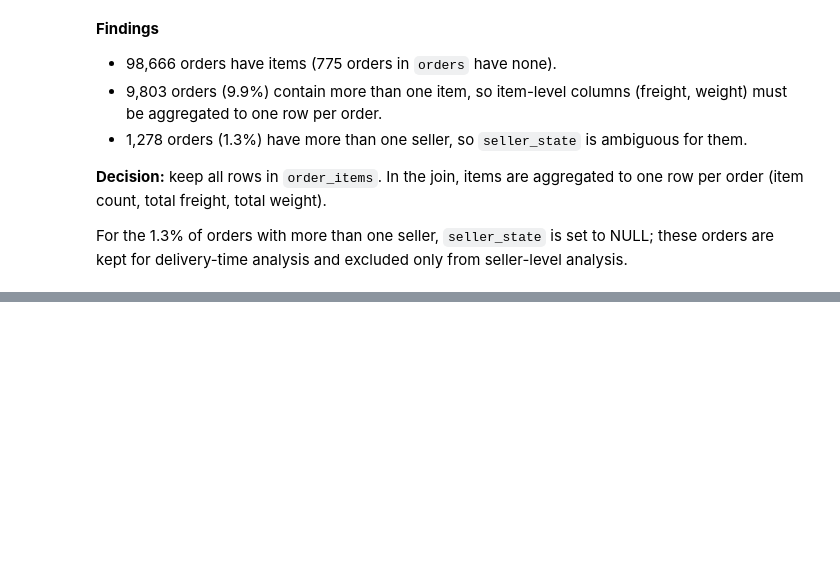
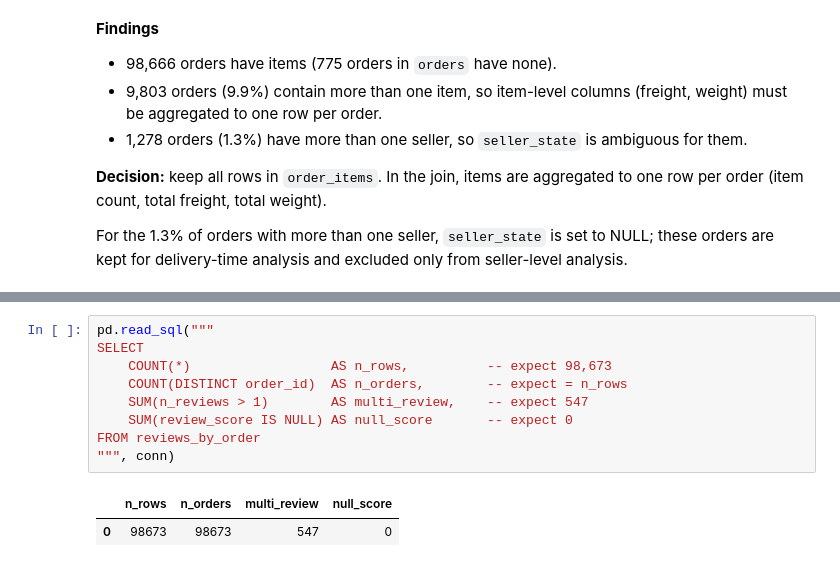
Before and after one commit to Lukevu-hub/olist-delivery-analysis, a Jupyter notebook: notebooks/01_load_and_clean.ipynb, the cells around one changed output, grey strips where cells are left out. Drawn from its saved outputs; the diff is of its cells as text; blank space fills up the shorter version.

```diff
--- a/notebooks/01_load_and_clean.ipynb
+++ b/notebooks/01_load_and_clean.ipynb
@@ -456,0 +576,12 @@ are kept for delivery-time analysis and excluded only from seller-level analysis
+# %%
+pd.read_sql("""
+SELECT
+    COUNT(*)                  AS n_rows,          -- expect 98,673
+    COUNT(DISTINCT order_id)  AS n_orders,        -- expect = n_rows
+    SUM(n_reviews > 1)        AS multi_review,    -- expect 547
+    SUM(review_score IS NULL) AS null_score       -- expect 0
+FROM reviews_by_order
+""", conn)
+# %% [output]
+|  | n_rows | n_orders | multi_review | null_score |
+| 0 | 98673 | 98673 | 547 | 0 |
```
Also changed, not shown: parts of 25 cells of this notebook.
